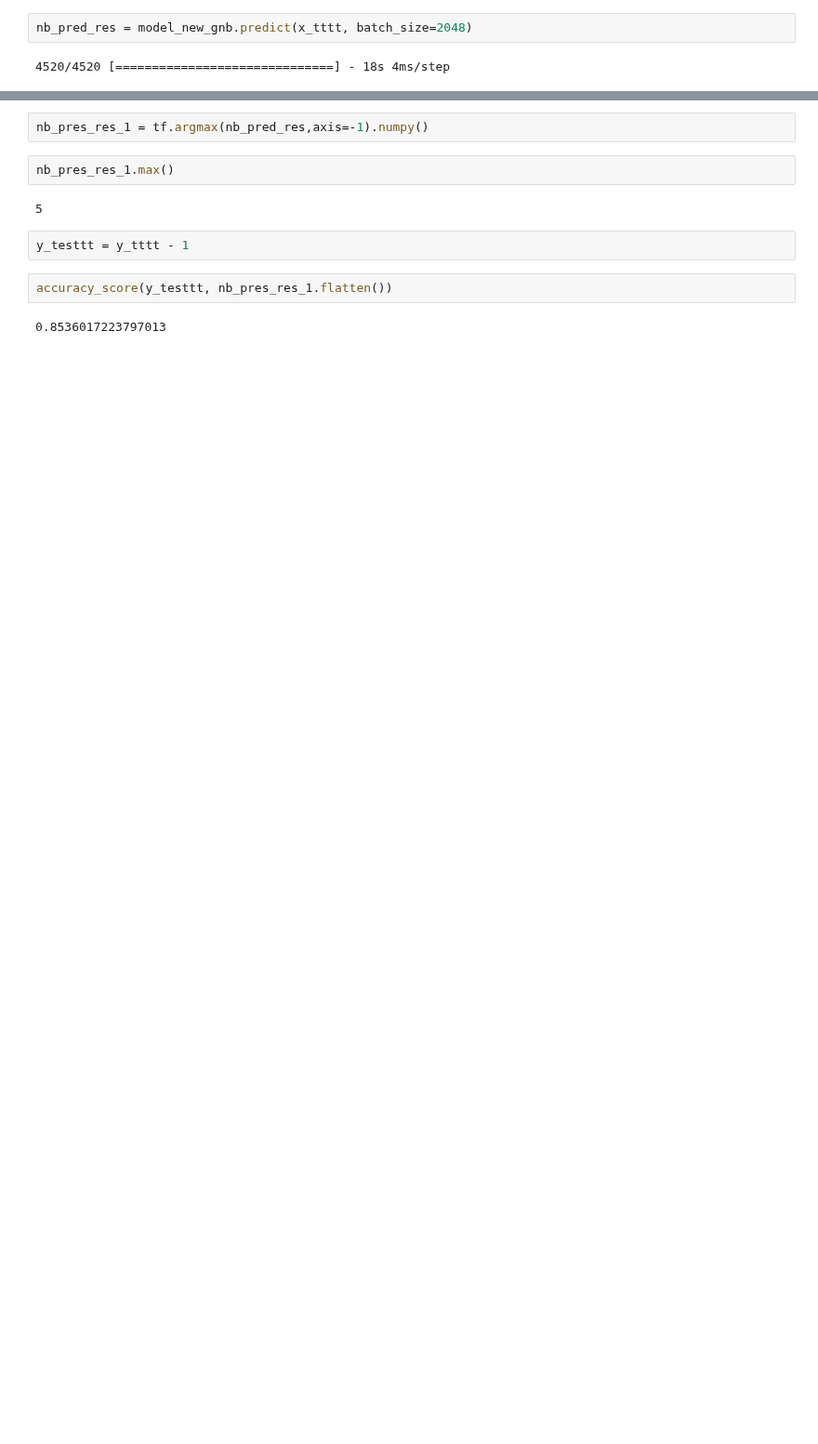
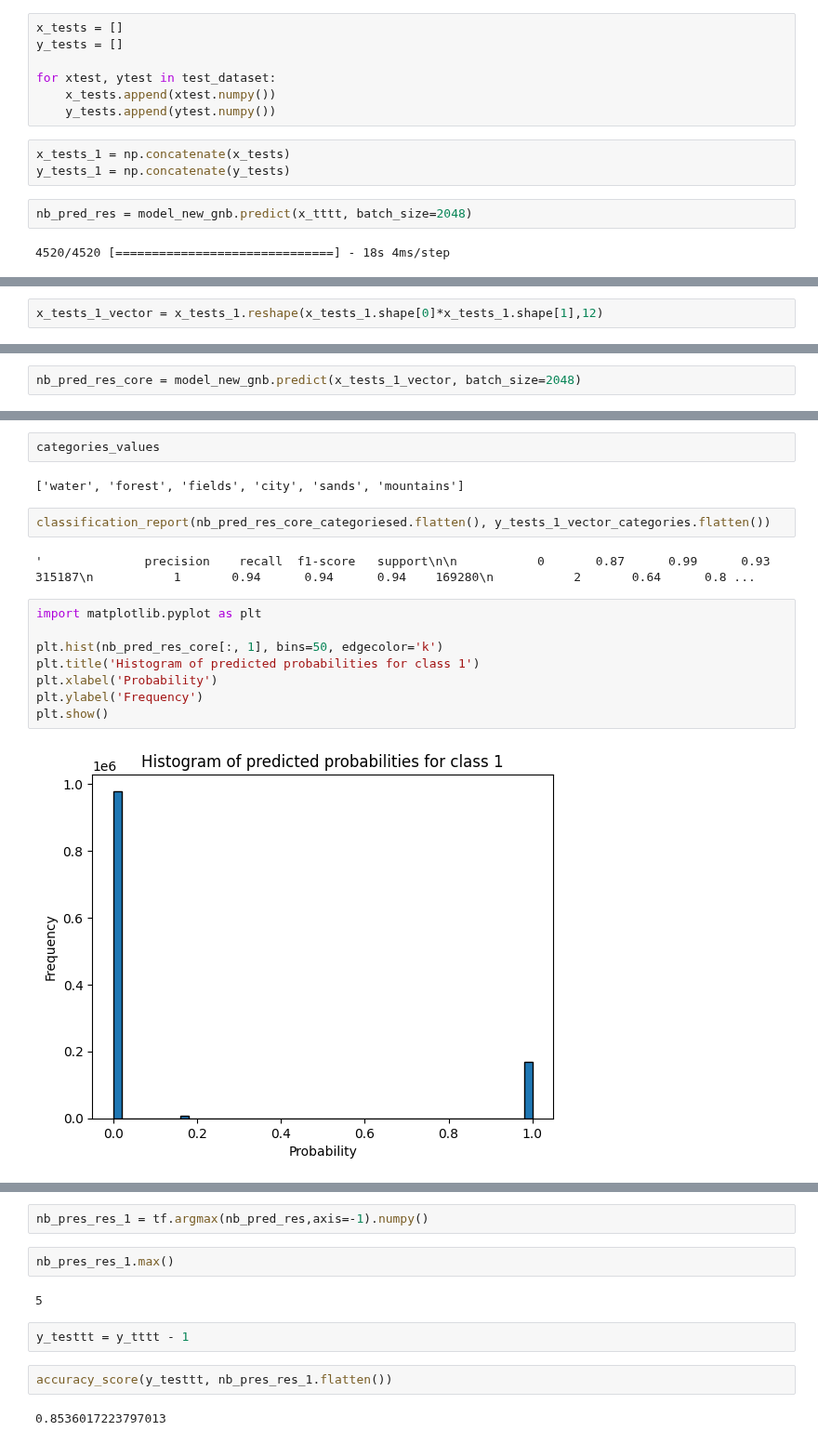
Before and after one commit to angpysha/Satellite_Imagery_Analysis, a Jupyter notebook: Classification/dataset_6_keras.ipynb, the cells around one changed output, grey strips where cells are left out. Shown at 93% size. Cells and saved outputs as stored; diff of their text form; blank space fills up the shorter version.

```diff
--- a/Classification/dataset_6_keras.ipynb
+++ b/Classification/dataset_6_keras.ipynb
@@ -676,6 +676,16 @@ model_new_gnb.layers
 model_new_gnb.layers[0].set_weights([means, variances])
 # %%
 model_new_gnb.save("model_gnb.keras")
+# %%
+x_tests = []
+y_tests = []
+
+for xtest, ytest in test_dataset:
+    x_tests.append(xtest.numpy())
+    y_tests.append(ytest.numpy())
+# %%
+x_tests_1 = np.concatenate(x_tests)
+y_tests_1 = np.concatenate(y_tests)
 # %%
 nb_pred_res = model_new_gnb.predict(x_tttt, batch_size=2048)
 # %% [output]
@@ -682,0 +697,2 @@ nb_pred_res = model_new_gnb.predict(x_tttt, batch_size=2048)
+# %%
+x_tests_1_vector = x_tests_1.reshape(x_tests_1.shape[0]*x_tests_1.shape[1],12)
@@ -682,0 +703,2 @@ nb_pred_res = model_new_gnb.predict(x_tttt, batch_size=2048)
+# %%
+nb_pred_res_core = model_new_gnb.predict(x_tests_1_vector, batch_size=2048)
@@ -682,0 +750,18 @@ nb_pred_res = model_new_gnb.predict(x_tttt, batch_size=2048)
+# %%
+categories_values
+# %% [output]
+['water', 'forest', 'fields', 'city', 'sands', 'mountains']
+# %%
+classification_report(nb_pred_res_core_categoriesed.flatten(), y_tests_1_vector_categories.flatten())
+# %% [output]
+'              precision    recall  f1-score   support\n\n           0       0.87      0.99      0.93    315187\n           1       0.94      0.94      0.94    169280\n           2       0.64      0.8 ...
+# %%
+import matplotlib.pyplot as plt
+
+plt.hist(nb_pred_res_core[:, 1], bins=50, edgecolor='k')
+plt.title('Histogram of predicted probabilities for class 1')
+plt.xlabel('Probability')
+plt.ylabel('Frequency')
+plt.show()
+# %% [output]
+[figure, added]
```
Also changed, not shown: parts of 33 cells of this notebook.
